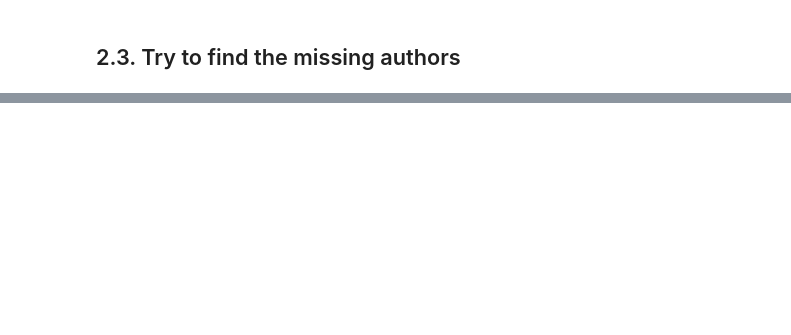
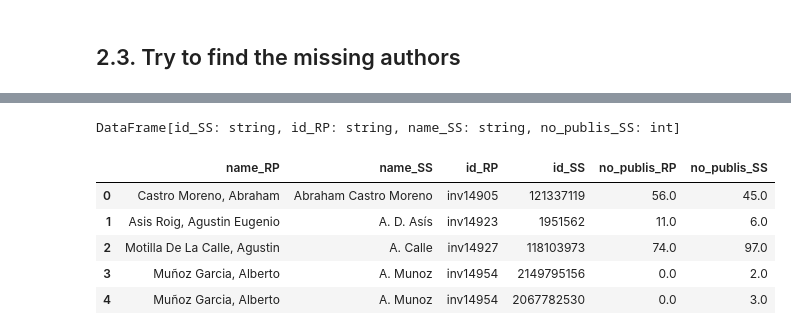
Before and after one commit to AI4University/data_ingest, a Jupyter notebook: match_semanticScholar_researchPortal/Semantic Scholar/match_script_SS.ipynb, the cells around one changed output, grey strips where cells are left out. Cells and saved outputs as stored; diff of their text form; code cells hidden in the pictures; blank space fills up the shorter version.

```diff
--- a/match_semanticScholar_researchPortal/Semantic Scholar/match_script_SS.ipynb
+++ b/match_semanticScholar_researchPortal/Semantic Scholar/match_script_SS.ipynb
@@ -274,10 +580,10 @@ df_semantic_authors.filter(col('id')=='1385756446').show(truncate=120)
 # %%
 # Create a new dataframe containig all the possible names for each of the researchers al ready matched
 new_rows = []
-total_iter = df_ids_researchers.shape[0]
+total_iter = df_match_researchers.shape[0]
 for i in tqdm(range(total_iter), desc="Procesando"):
-    invID = df_ids_researchers['id_RP'][i]
-    aliases = df_ids_researchers['aliases'][i]
+    invID = df_match_researchers['id_RP'][i]
+    aliases = df_match_researchers['aliases'][i]
     for alias in aliases:
         new_rows.append((invID, alias))  # Asegúrate de empaquetar invID y alias en una tupla
 
@@ -302,13 +618,24 @@ df_match_aliases_pd.head()
+# %%
+df_match_aliases
+# %% [output]
+DataFrame[id_SS: string, id_RP: string, name_SS: string, no_publis_SS: int]
 # %%
 # junto ambos dataframes y los guardo
-df_ids_researchers = df_ids_researchers[['name_RP', 'name_SS', 'id_RP', 'id_SS', 'no_publis_RP', 'no_publis_SS']]
+df_match_aliases = df_match_researchers[['name_RP', 'name_SS', 'id_RP', 'id_SS', 'no_publis_RP', 'no_publis_SS']]
 
-df_more_ids_researchers = pd.concat([df_ids_researchers, df_match_aliases_pd], ignore_index=True)
-df_more_ids_researchers['no_publis_RP'] = df_more_ids_researchers['no_publis_RP'].fillna(0)
-df_more_ids_researchers['no_publis_SS'] = df_more_ids_researchers['no_publis_SS'].fillna(0)
-df_more_ids_researchers['name_RP'] = df_more_ids_researchers.groupby('id_RP')['name_RP'].transform(lambda x: x.ffill().bfill())
-df_more_ids_researchers = df_more_ids_researchers.sort_values(by='id_RP')
-df_more_ids_researchers.to_parquet('/export/usuarios_ml4ds/mbalairon/github/data_ingest/match_semanticScholar_researchPortal/output/df2.parquet')
-df_more_ids_researchers.head()
+df_match_aliases = pd.concat([df_match_aliases, df_match_aliases_pd], ignore_index=True)
+df_match_aliases['no_publis_RP'] = df_match_aliases['no_publis_RP'].fillna(0)
+df_match_aliases['no_publis_SS'] = df_match_aliases['no_publis_SS'].fillna(0)
+df_match_aliases['name_RP'] = df_match_aliases.groupby('id_RP')['name_RP'].transform(lambda x: x.ffill().bfill())
+df_match_aliases = df_match_aliases.sort_values(by='id_RP', ignore_index=True)
+df_match_aliases.to_parquet('/export/usuarios_ml4ds/mbalairon/github/data_ingest/match_semanticScholar_researchPortal/Semantic Scholar/output/df2.parquet')
+df_match_aliases.head()
+# %% [output]
+|  | name_RP | name_SS | id_RP | id_SS | no_publis_RP | no_publis_SS |
+| 0 | Castro Moreno, Abraham | Abraham Castro Moreno | inv14905 | 121337119 | 56.0 | 45.0 |
+| 1 | Asis Roig, Agustin Eugenio | A. D. Asís | inv14923 | 1951562 | 11.0 | 6.0 |
+| 2 | Motilla De La Calle, Agustin | A. Calle | inv14927 | 118103973 | 74.0 | 97.0 |
+| 3 | Muñoz Garcia, Alberto | A. Munoz | inv14954 | 2149795156 | 0.0 | 2.0 |
+| 4 | Muñoz Garcia, Alberto | A. Munoz | inv14954 | 2067782530 | 0.0 | 3.0 |
 # %%
 # sumo todas las publicaciones para un mismo autor
```
Also changed, not shown: parts of 82 cells of this notebook, 12 other files.
